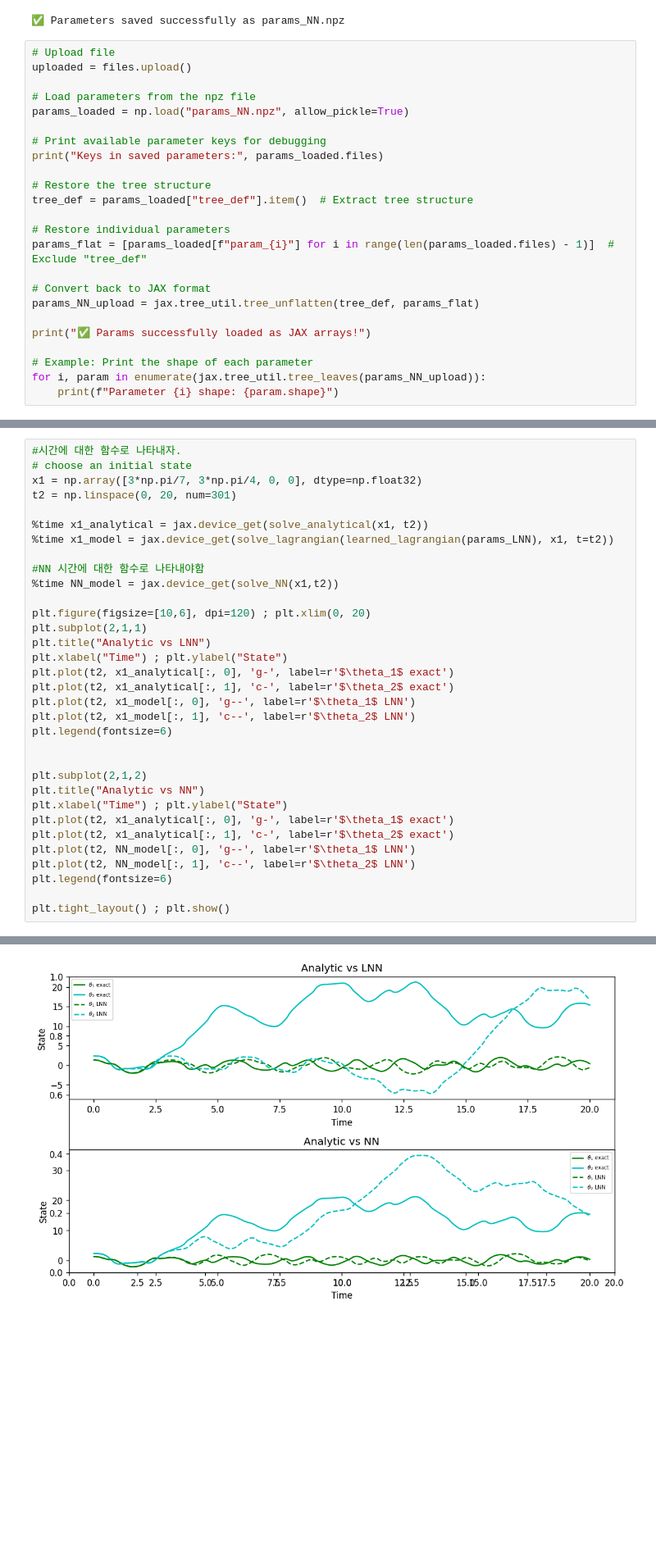
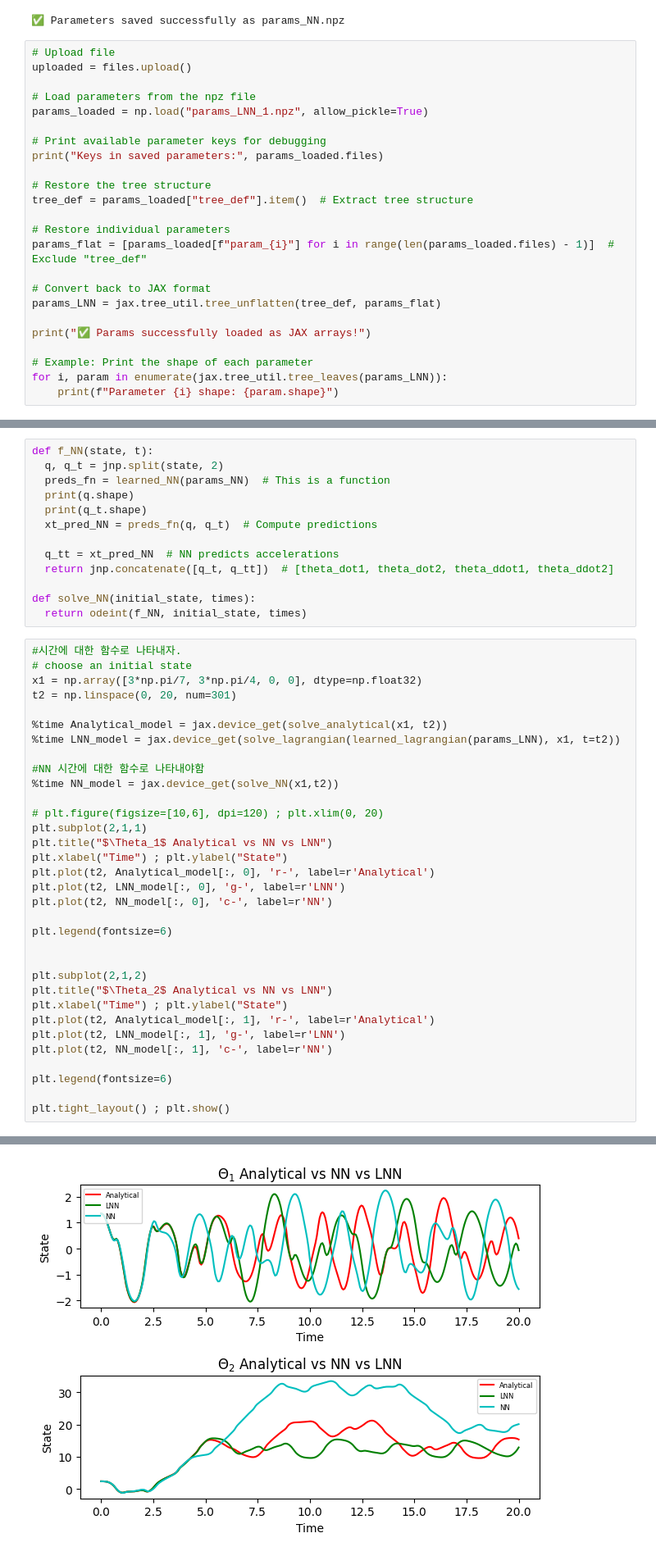
Before and after one commit to Jangho-Kim-1999/LNN, a Jupyter notebook: LNN_NN.ipynb, the cells around one changed output, grey strips where cells are left out. Shown at 82% size. Drawn from its saved outputs; the diff is of its cells as text; blank space fills up the shorter version.

```diff
--- a/LNN_NN.ipynb
+++ b/LNN_NN.ipynb
@@ -418,7 +498,7 @@ print("✅ Parameters saved successfully as params_NN.npz")
 uploaded = files.upload()
 
 # Load parameters from the npz file
-params_loaded = np.load("params_NN.npz", allow_pickle=True)
+params_loaded = np.load("params_LNN_1.npz", allow_pickle=True)
 
 # Print available parameter keys for debugging
 print("Keys in saved parameters:", params_loaded.files)
@@ -430,12 +510,12 @@ tree_def = params_loaded["tree_def"].item()  # Extract tree structure
 params_flat = [params_loaded[f"param_{i}"] for i in range(len(params_loaded.files) - 1)]  # Exclude "tree_def"
 
 # Convert back to JAX format
-params_NN_upload = jax.tree_util.tree_unflatten(tree_def, params_flat)
+params_LNN = jax.tree_util.tree_unflatten(tree_def, params_flat)
 
 print("✅ Params successfully loaded as JAX arrays!")
 
 # Example: Print the shape of each parameter
-for i, param in enumerate(jax.tree_util.tree_leaves(params_NN_upload)):
+for i, param in enumerate(jax.tree_util.tree_leaves(params_LNN)):
     print(f"Parameter {i} shape: {param.shape}")
 # %% [output]
 [interactive output not drawn]
@@ -535,33 +573,46 @@ plt.tight_layout()
+# %%
+def f_NN(state, t):
+  q, q_t = jnp.split(state, 2)
+  preds_fn = learned_NN(params_NN)  # This is a function
+  print(q.shape)
+  print(q_t.shape)
+  xt_pred_NN = preds_fn(q, q_t)  # Compute predictions
+
+  q_tt = xt_pred_NN  # NN predicts accelerations
+  return jnp.concatenate([q_t, q_tt])  # [theta_dot1, theta_dot2, theta_ddot1, theta_ddot2]
+
+def solve_NN(initial_state, times):
+  return odeint(f_NN, initial_state, times)
 # %%
 #시간에 대한 함수로 나타내자.
 # choose an initial state
 x1 = np.array([3*np.pi/7, 3*np.pi/4, 0, 0], dtype=np.float32)
 t2 = np.linspace(0, 20, num=301)
 
-%time x1_analytical = jax.device_get(solve_analytical(x1, t2))
-%time x1_model = jax.device_get(solve_lagrangian(learned_lagrangian(params_LNN), x1, t=t2))
+%time Analytical_model = jax.device_get(solve_analytical(x1, t2))
+%time LNN_model = jax.device_get(solve_lagrangian(learned_lagrangian(params_LNN), x1, t=t2))
 
 #NN 시간에 대한 함수로 나타내야함
 %time NN_model = jax.device_get(solve_NN(x1,t2))
 
-plt.figure(figsize=[10,6], dpi=120) ; plt.xlim(0, 20)
+# plt.figure(figsize=[10,6], dpi=120) ; plt.xlim(0, 20)
 plt.subplot(2,1,1)
-plt.title("Analytic vs LNN")
+plt.title("$\Theta_1$ Analytical vs NN vs LNN")
 plt.xlabel("Time") ; plt.ylabel("State")
-plt.plot(t2, x1_analytical[:, 0], 'g-', label=r'$\theta_1$ exact')
-plt.plot(t2, x1_analytical[:, 1], 'c-', label=r'$\theta_2$ exact')
-plt.plot(t2, x1_model[:, 0], 'g--', label=r'$\theta_1$ LNN')
-plt.plot(t2, x1_model[:, 1], 'c--', label=r'$\theta_2$ LNN')
+plt.plot(t2, Analytical_model[:, 0], 'r-', label=r'Analytical')
+plt.plot(t2, LNN_model[:, 0], 'g-', label=r'LNN')
+plt.plot(t2, NN_model[:, 0], 'c-', label=r'NN')
+
 plt.legend(fontsize=6)
 
 
 plt.subplot(2,1,2)
-plt.title("Analytic vs NN")
+plt.title("$\Theta_2$ Analytical vs NN vs LNN")
 plt.xlabel("Time") ; plt.ylabel("State")
-plt.plot(t2, x1_analytical[:, 0], 'g-', label=r'$\theta_1$ exact')
-plt.plot(t2, x1_analytical[:, 1], 'c-', label=r'$\theta_2$ exact')
-plt.plot(t2, NN_model[:, 0], 'g--', label=r'$\theta_1$ LNN')
-plt.plot(t2, NN_model[:, 1], 'c--', label=r'$\theta_2$ LNN')
+plt.plot(t2, Analytical_model[:, 1], 'r-', label=r'Analytical')
+plt.plot(t2, LNN_model[:, 1], 'g-', label=r'LNN')
+plt.plot(t2, NN_model[:, 1], 'c-', label=r'NN')
+
 plt.legend(fontsize=6)
 
 plt.tight_layout() ; plt.show()
@@ -575,4 +628,4 @@ Wall time: 327 ms
-[figure, old version]
+[figure, new version]
 # %%
 #성능평가 Error 비교
 
```
Also changed, not shown: parts of 22 cells of this notebook.
